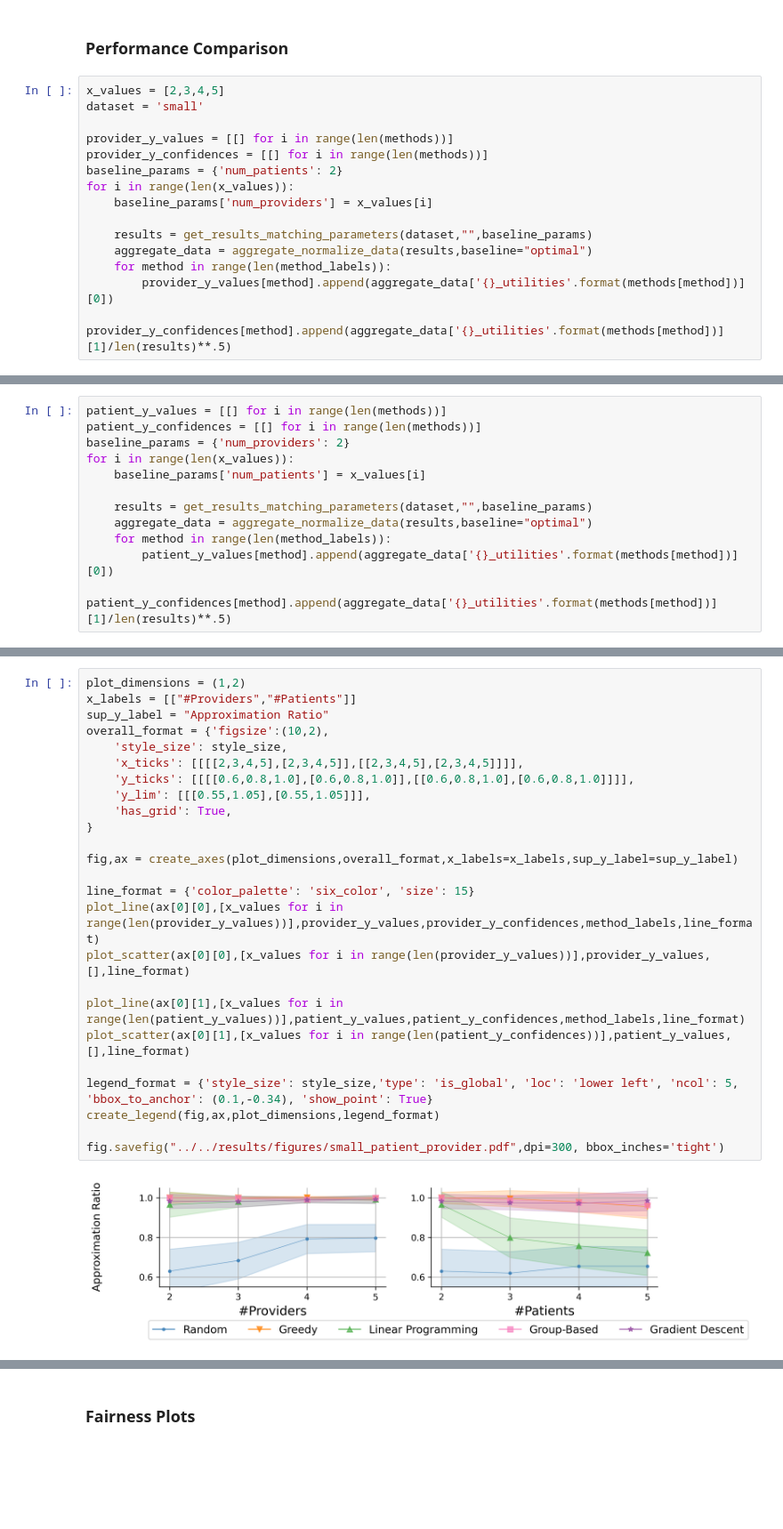
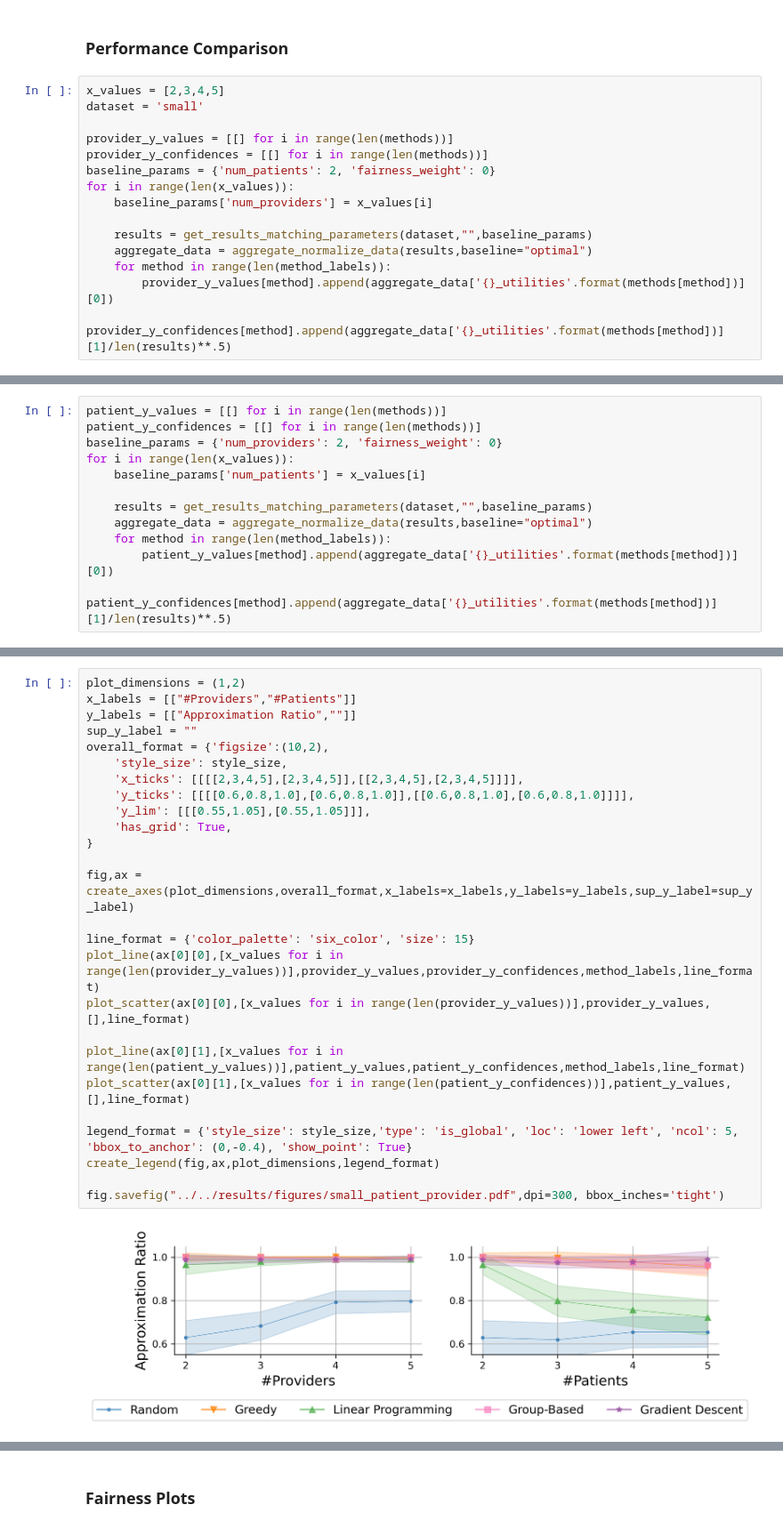
Before and after one commit to naveenr414/patient-provider, a Jupyter notebook: scripts/notebooks/Plotting.ipynb, the cells around one changed output, grey strips where cells are left out. Shown at 89% size. Drawn from its saved outputs; the diff is of its cells as text; blank space fills up the shorter version.

Commit message:
Updated all the plots

```diff
--- a/scripts/notebooks/Plotting.ipynb
+++ b/scripts/notebooks/Plotting.ipynb
@@ -89,7 +89,7 @@ dataset = 'small'
 
 provider_y_values = [[] for i in range(len(methods))]
 provider_y_confidences = [[] for i in range(len(methods))]
-baseline_params = {'num_patients': 2}
+baseline_params = {'num_patients': 2, 'fairness_weight': 0}
 for i in range(len(x_values)):
     baseline_params['num_providers'] = x_values[i]
 
@@ -101,7 +106,7 @@ for i in range(len(x_values)):
 # %%
 patient_y_values = [[] for i in range(len(methods))]
 patient_y_confidences = [[] for i in range(len(methods))]
-baseline_params = {'num_providers': 2}
+baseline_params = {'num_providers': 2, 'fairness_weight': 0}
 for i in range(len(x_values)):
     baseline_params['num_patients'] = x_values[i]
 
@@ -113,27 +123,28 @@ for i in range(len(x_values)):
 # %%
 plot_dimensions = (1,2)
 x_labels = [["#Providers","#Patients"]]
-sup_y_label = "Approximation Ratio"
+y_labels = [["Approximation Ratio",""]]
+sup_y_label = ""
 overall_format = {'figsize':(10,2),
     'style_size': style_size,
     'x_ticks': [[[[2,3,4,5],[2,3,4,5]],[[2,3,4,5],[2,3,4,5]]]],
     'y_ticks': [[[[0.6,0.8,1.0],[0.6,0.8,1.0]],[[0.6,0.8,1.0],[0.6,0.8,1.0]]]],
     'y_lim': [[[0.55,1.05],[0.55,1.05]]],
     'has_grid': True,
 }
 
-fig,ax = create_axes(plot_dimensions,overall_format,x_labels=x_labels,sup_y_label=sup_y_label)
+fig,ax = create_axes(plot_dimensions,overall_format,x_labels=x_labels,y_labels=y_labels,sup_y_label=sup_y_label)
 
 line_format = {'color_palette': 'six_color', 'size': 15}
 plot_line(ax[0][0],[x_values for i in range(len(provider_y_values))],provider_y_values,provider_y_confidences,method_labels,line_format)
 plot_scatter(ax[0][0],[x_values for i in range(len(provider_y_values))],provider_y_values,[],line_format)
 
 plot_line(ax[0][1],[x_values for i in range(len(patient_y_values))],patient_y_values,patient_y_confidences,method_labels,line_format)
 plot_scatter(ax[0][1],[x_values for i in range(len(patient_y_confidences))],patient_y_values,[],line_format)
 
-legend_format = {'style_size': style_size,'type': 'is_global', 'loc': 'lower left', 'ncol': 5, 'bbox_to_anchor': (0.1,-0.34), 'show_point': True}
+legend_format = {'style_size': style_size,'type': 'is_global', 'loc': 'lower left', 'ncol': 5, 'bbox_to_anchor': (0,-0.4), 'show_point': True}
 create_legend(fig,ax,plot_dimensions,legend_format)
 
 fig.savefig("../../results/figures/small_patient_provider.pdf",dpi=300, bbox_inches='tight')
 # %% [output]
-[figure, old version]
+[figure, new version]
```
Also changed, not shown: parts of 27 cells of this notebook, 6 other files.
